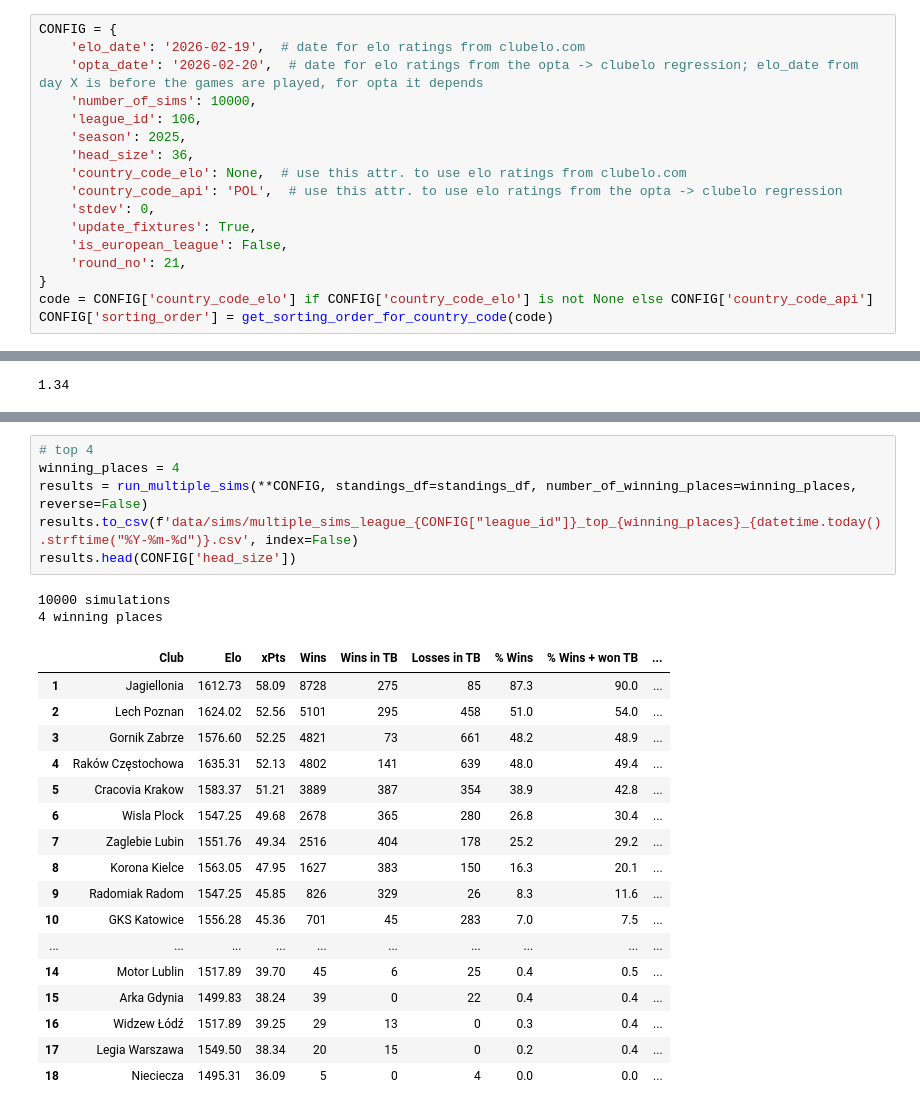
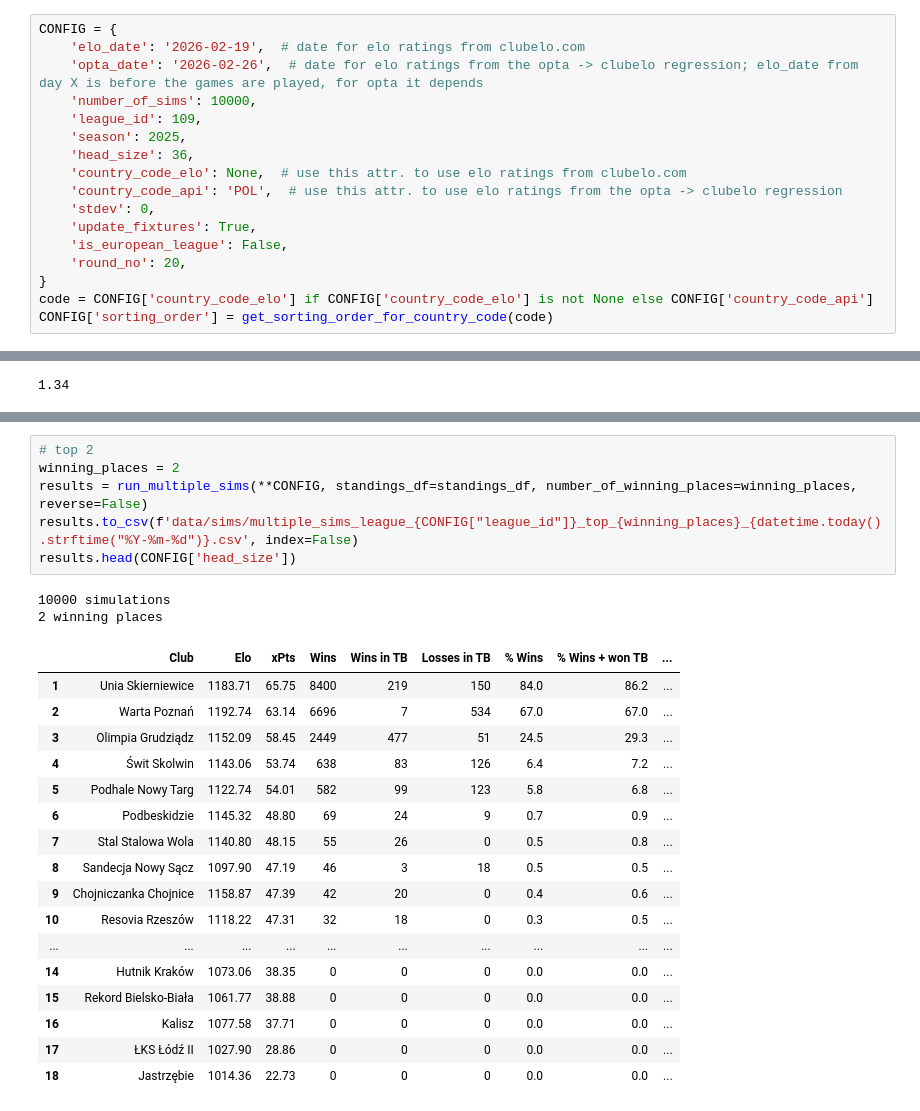
Before and after one commit to Michal-Zablocki/outrights-pred, a Jupyter notebook: working_version.ipynb, the cells around one changed output, grey strips where cells are left out. Cells and saved outputs as stored; diff of their text form.

```diff
--- a/working_version.ipynb
+++ b/working_version.ipynb
@@ -16,9 +13,9 @@ The autoreload extension is already loaded. To reload it, use:
 # %%
 CONFIG = {
     'elo_date': '2026-02-19',  # date for elo ratings from clubelo.com
-    'opta_date': '2026-02-20',  # date for elo ratings from the opta -> clubelo regression; elo_date from day X is before the games are played, for opta it depends
+    'opta_date': '2026-02-26',  # date for elo ratings from the opta -> clubelo regression; elo_date from day X is before the games are played, for opta it depends
     'number_of_sims': 10000,
-    'league_id': 106,
+    'league_id': 109,
     'season': 2025,
     'head_size': 36,
     'country_code_elo': None,  # use this attr. to use elo ratings from clubelo.com
@@ -26,7 +23,7 @@ CONFIG = {
     'stdev': 0,
     'update_fixtures': True,
     'is_european_league': False,
-    'round_no': 21,
+    'round_no': 20,
 }
 code = CONFIG['country_code_elo'] if CONFIG['country_code_elo'] is not None else CONFIG['country_code_api']
 CONFIG['sorting_order'] = get_sorting_order_for_country_code(code)
@@ -134,26 +157,26 @@ results.head(CONFIG['head_size'])
 # %%
-# top 4
-winning_places = 4
+# top 2
+winning_places = 2
 results = run_multiple_sims(**CONFIG, standings_df=standings_df, number_of_winning_places=winning_places, reverse=False)
 results.to_csv(f'data/sims/multiple_sims_league_{CONFIG["league_id"]}_top_{winning_places}_{datetime.today().strftime("%Y-%m-%d")}.csv', index=False)
 results.head(CONFIG['head_size'])
 # %% [output]
 10000 simulations
-4 winning places
+2 winning places
 |  | Club | Elo | xPts | Wins | Wins in TB | Losses in TB | % Wins | % Wins + won TB | ... |
-| 1 | Jagiellonia | 1612.73 | 58.09 | 8728 | 275 | 85 | 87.3 | 90.0 | ... |
-| 2 | Lech Poznan | 1624.02 | 52.56 | 5101 | 295 | 458 | 51.0 | 54.0 | ... |
-| 3 | Gornik Zabrze | 1576.60 | 52.25 | 4821 | 73 | 661 | 48.2 | 48.9 | ... |
-| 4 | Raków Częstochowa | 1635.31 | 52.13 | 4802 | 141 | 639 | 48.0 | 49.4 | ... |
-| 5 | Cracovia Krakow | 1583.37 | 51.21 | 3889 | 387 | 354 | 38.9 | 42.8 | ... |
-| 6 | Wisla Plock | 1547.25 | 49.68 | 2678 | 365 | 280 | 26.8 | 30.4 | ... |
-| 7 | Zaglebie Lubin | 1551.76 | 49.34 | 2516 | 404 | 178 | 25.2 | 29.2 | ... |
-| 8 | Korona Kielce | 1563.05 | 47.95 | 1627 | 383 | 150 | 16.3 | 20.1 | ... |
-| 9 | Radomiak Radom | 1547.25 | 45.85 | 826 | 329 | 26 | 8.3 | 11.6 | ... |
-| 10 | GKS Katowice | 1556.28 | 45.36 | 701 | 45 | 283 | 7.0 | 7.5 | ... |
+| 1 | Unia Skierniewice | 1183.71 | 65.75 | 8400 | 219 | 150 | 84.0 | 86.2 | ... |
+| 2 | Warta Poznań | 1192.74 | 63.14 | 6696 | 7 | 534 | 67.0 | 67.0 | ... |
+| 3 | Olimpia Grudziądz | 1152.09 | 58.45 | 2449 | 477 | 51 | 24.5 | 29.3 | ... |
+| 4 | Świt Skolwin | 1143.06 | 53.74 | 638 | 83 | 126 | 6.4 | 7.2 | ... |
+| 5 | Podhale Nowy Targ | 1122.74 | 54.01 | 582 | 99 | 123 | 5.8 | 6.8 | ... |
+| 6 | Podbeskidzie | 1145.32 | 48.80 | 69 | 24 | 9 | 0.7 | 0.9 | ... |
+| 7 | Stal Stalowa Wola | 1140.80 | 48.15 | 55 | 26 | 0 | 0.5 | 0.8 | ... |
+| 8 | Sandecja Nowy Sącz | 1097.90 | 47.19 | 46 | 3 | 18 | 0.5 | 0.5 | ... |
+| 9 | Chojniczanka Chojnice | 1158.87 | 47.39 | 42 | 20 | 0 | 0.4 | 0.6 | ... |
+| 10 | Resovia Rzeszów | 1118.22 | 47.31 | 32 | 18 | 0 | 0.3 | 0.5 | ... |
 | ... | ... | ... | ... | ... | ... | ... | ... | ... | ... |
-| 14 | Motor Lublin | 1517.89 | 39.70 | 45 | 6 | 25 | 0.4 | 0.5 | ... |
-| 15 | Arka Gdynia | 1499.83 | 38.24 | 39 | 0 | 22 | 0.4 | 0.4 | ... |
-| 16 | Widzew Łódź | 1517.89 | 39.25 | 29 | 13 | 0 | 0.3 | 0.4 | ... |
-| 17 | Legia Warszawa | 1549.50 | 38.34 | 20 | 15 | 0 | 0.2 | 0.4 | ... |
-| 18 | Nieciecza | 1495.31 | 36.09 | 5 | 0 | 4 | 0.0 | 0.0 | ... |
+| 14 | Hutnik Kraków | 1073.06 | 38.35 | 0 | 0 | 0 | 0.0 | 0.0 | ... |
+| 15 | Rekord Bielsko-Biała | 1061.77 | 38.88 | 0 | 0 | 0 | 0.0 | 0.0 | ... |
+| 16 | Kalisz | 1077.58 | 37.71 | 0 | 0 | 0 | 0.0 | 0.0 | ... |
+| 17 | ŁKS Łódź II | 1027.90 | 28.86 | 0 | 0 | 0 | 0.0 | 0.0 | ... |
+| 18 | Jastrzębie | 1014.36 | 22.73 | 0 | 0 | 0 | 0.0 | 0.0 | ... |
```
Also changed, not shown: parts of 10 cells of this notebook, 12 other files.
